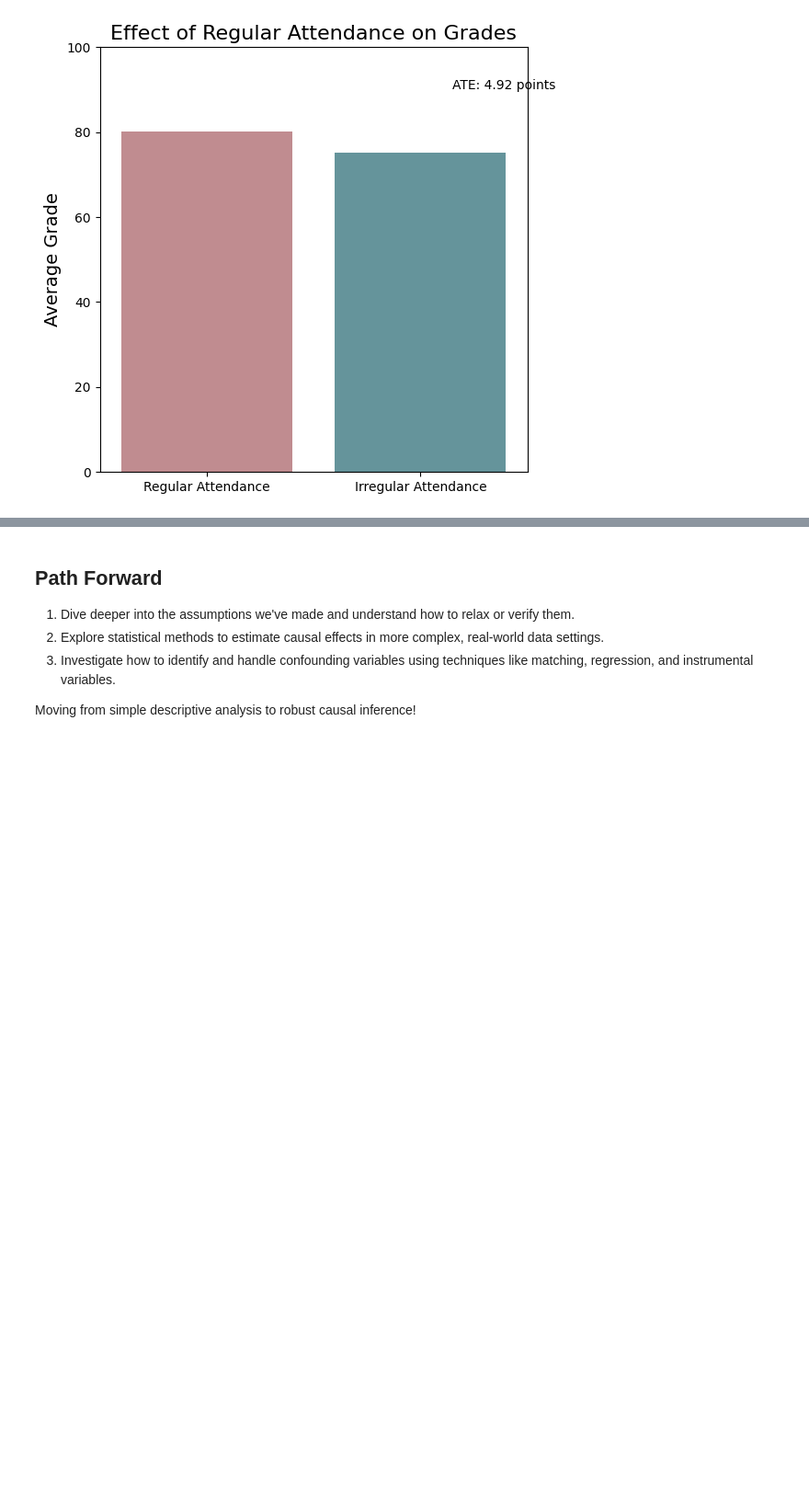
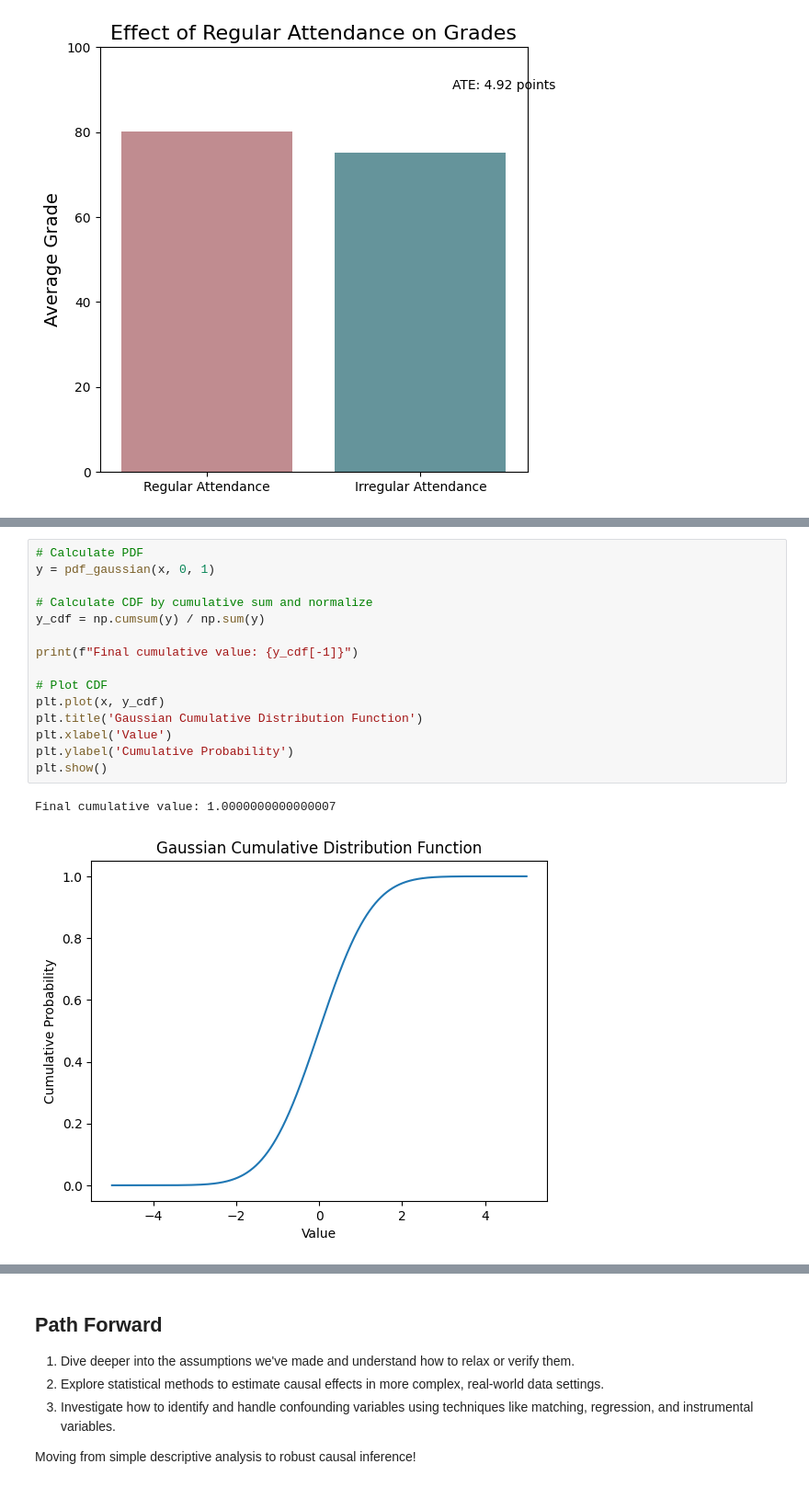
Before and after one commit to zzczdhc/DS-UA_201-Causal-Inference-Fall-2025, a Jupyter notebook: labs/1-Introduction.ipynb, the cells around one changed output, grey strips where cells are left out. Shown at 92% size. Drawn from its saved outputs; the diff is of its cells as text; blank space fills up the shorter version.

```diff
--- a/labs/1-Introduction.ipynb
+++ b/labs/1-Introduction.ipynb
@@ -209,0 +247,18 @@ Text(1.15, 90.1519846698679, 'ATE: 4.92 points')
+# %%
+# Calculate PDF
+y = pdf_gaussian(x, 0, 1)
+
+# Calculate CDF by cumulative sum and normalize
+y_cdf = np.cumsum(y) / np.sum(y)
+
+print(f"Final cumulative value: {y_cdf[-1]}")
+
+# Plot CDF
+plt.plot(x, y_cdf)
+plt.title('Gaussian Cumulative Distribution Function')
+plt.xlabel('Value')
+plt.ylabel('Cumulative Probability')
+plt.show()
+# %% [output]
+Final cumulative value: 1.0000000000000007
+[figure, added]
```
Also changed, not shown: parts of 9 cells of this notebook.
